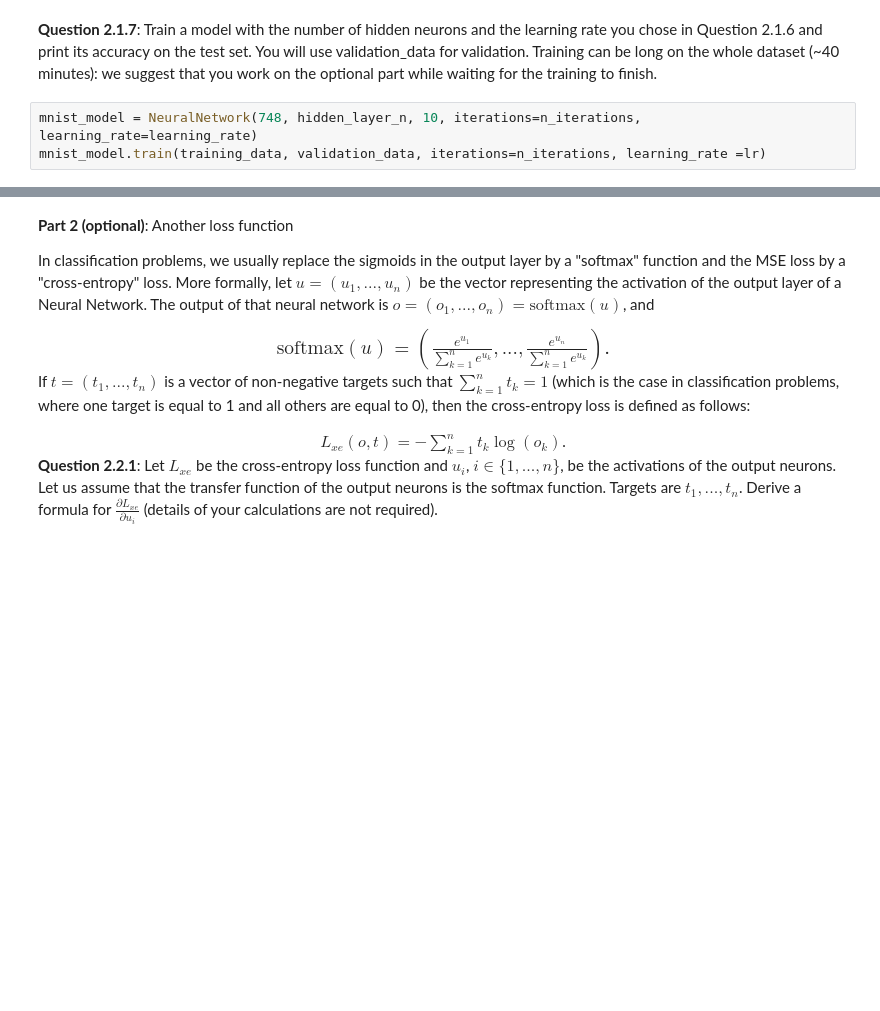
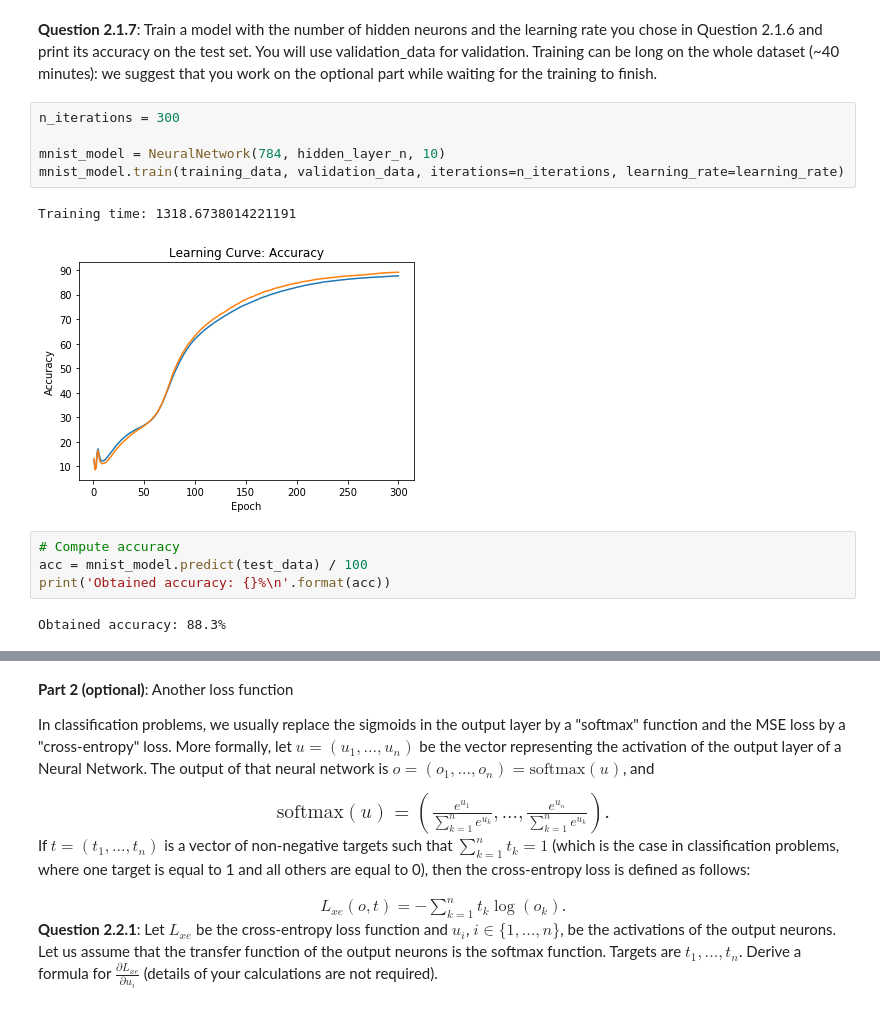
Before and after one commit to marioguerriero/deeplearning-labs, a Jupyter notebook: Lab01/Lab1_DL-Students_v3.ipynb, the cells around one changed output, grey strips where cells are left out. Saved outputs shown, nothing was run; the diff lists cells and outputs as text; blank space fills up the shorter version.

```diff
--- a/Lab01/Lab1_DL-Students_v3.ipynb
+++ b/Lab01/Lab1_DL-Students_v3.ipynb
@@ -555,5 +555,16 @@ learning_rate = 1.0
 # %% [markdown]
 <b>Question 2.1.7</b>: Train a model with the number of hidden neurons and the learning rate you chose in Question 2.1.6 and print its accuracy on the test set. You will use validation_data for validation. Training can be long on the whole dataset (~40 minutes): we suggest that you work on the optional part while waiting for the training to finish.
 # %%
-mnist_model = NeuralNetwork(748, hidden_layer_n, 10, iterations=n_iterations, learning_rate=learning_rate)
-mnist_model.train(training_data, validation_data, iterations=n_iterations, learning_rate =lr)
+n_iterations = 300
+
+mnist_model = NeuralNetwork(784, hidden_layer_n, 10)
+mnist_model.train(training_data, validation_data, iterations=n_iterations, learning_rate=learning_rate)
+# %% [output]
+Training time: 1318.6738014221191
+[figure, added]
+# %%
+# Compute accuracy
+acc = mnist_model.predict(test_data) / 100
+print('Obtained accuracy: {}%\n'.format(acc))
+# %% [output]
+Obtained accuracy: 88.3%
```
Also changed, not shown: parts of 15 cells of this notebook, 1 other file.
